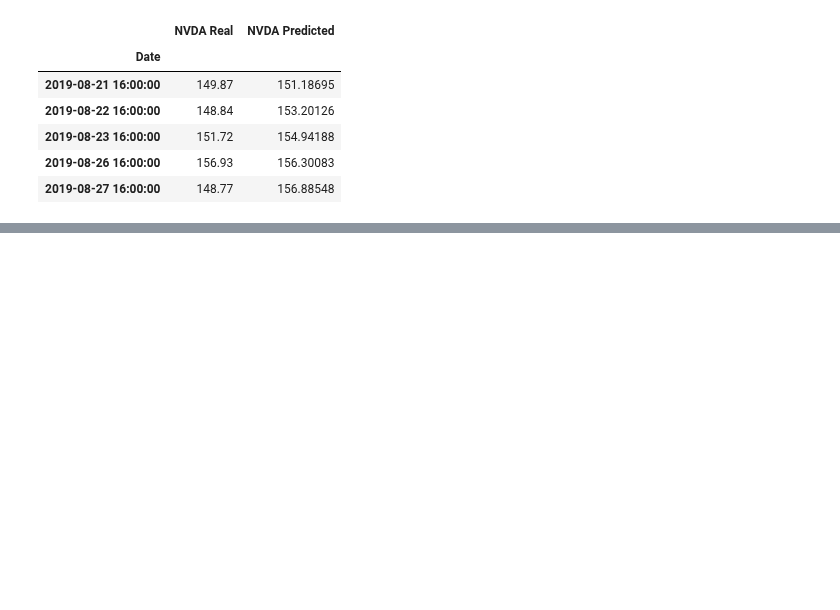
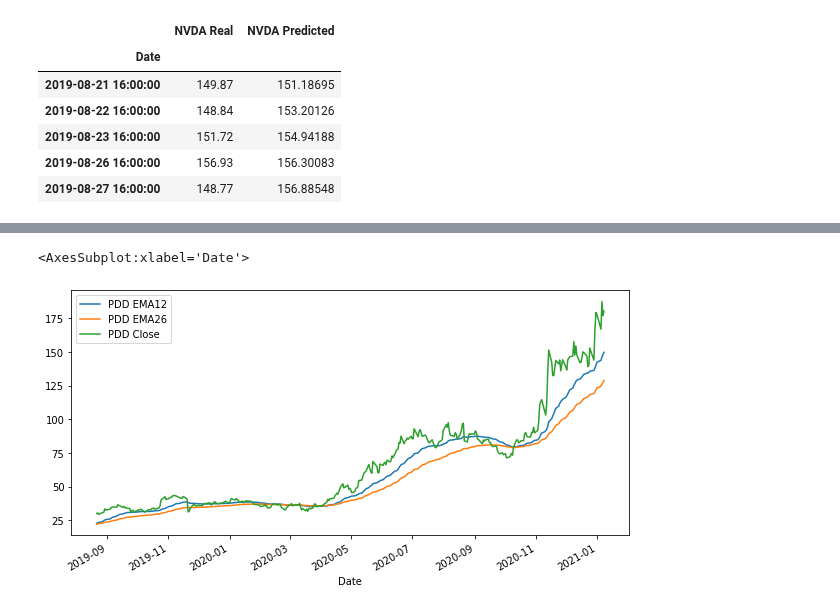
Before and after one commit to vsmolina/Machine_Teachers, a Jupyter notebook: Project Final/Stock_predictor - Signals FINAL.ipynb, the cells around one changed output, grey strips where cells are left out. Drawn from its saved outputs; the diff is of its cells as text; code cells hidden in the pictures; blank space fills up the shorter version.

```diff
--- a/Project Final/Stock_predictor - Signals FINAL.ipynb
+++ b/Project Final/Stock_predictor - Signals FINAL.ipynb
@@ -246,0 +247,5 @@ df_Trade_Signals['NVDA Trade Signal'].sum()
+# %%
+df_AllFinal[['PDD EMA12','PDD EMA26','PDD Close']].plot(figsize=(10,5))
+# %% [output]
+<AxesSubplot:xlabel='Date'>
+[figure, added]
```
Also changed, not shown: parts of 18 cells of this notebook, 1 other file.
